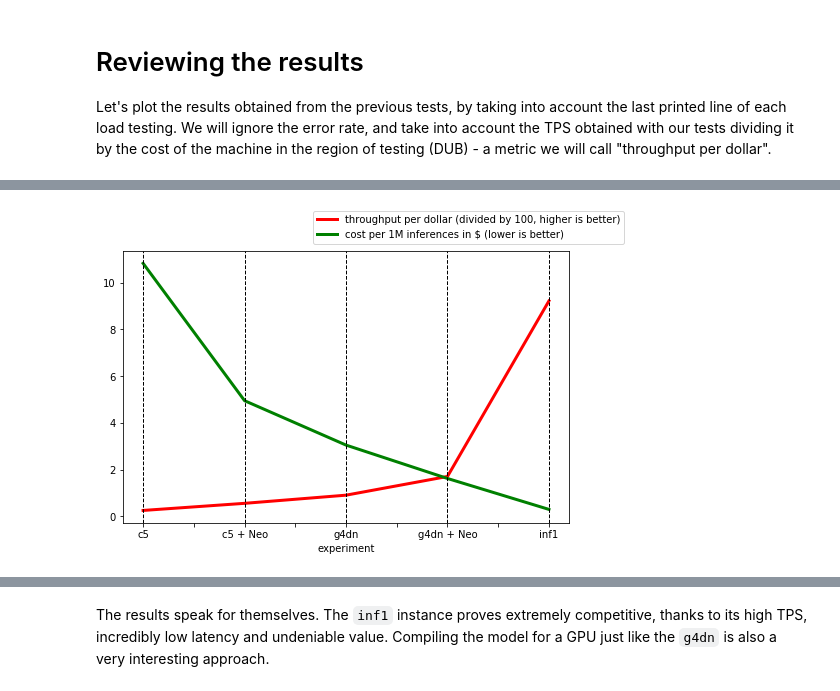
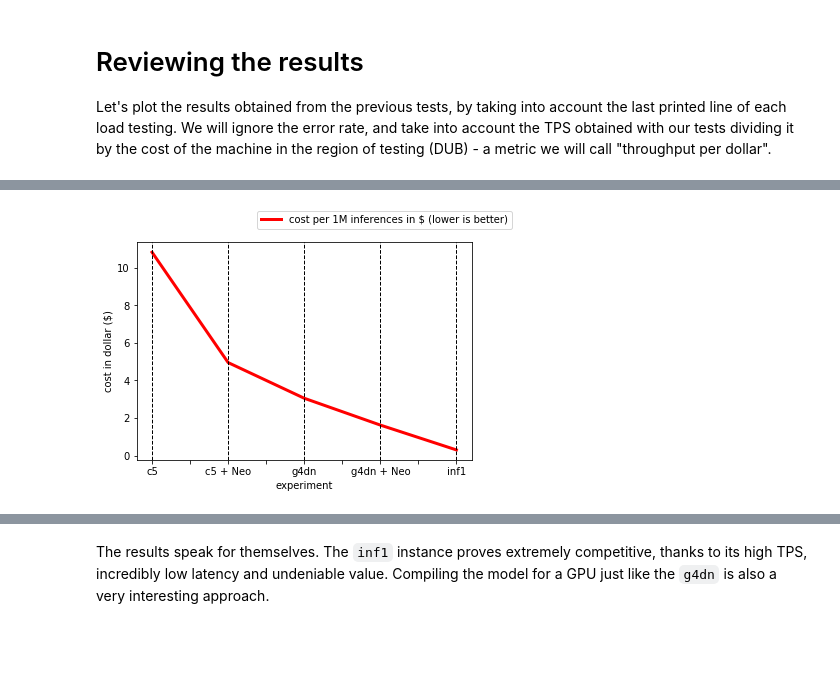
Before and after one commit to aws-samples/sagemaker-benchmarking-accelerators-pretrained-pytorch-resnet50, a Jupyter notebook: resnet50.ipynb, the cells around one changed output, grey strips where cells are left out. Drawn from its saved outputs; the diff is of its cells as text; code cells hidden in the pictures; blank space fills up the shorter version.

Commit message:
Updated plots and README

```diff
--- a/resnet50.ipynb
+++ b/resnet50.ipynb
@@ -391,3 +264,7 @@ inf1|304.300|4.90315|0.33
 df = pd.read_csv(data, sep='|')
 df['throughput per dollar (divided by 100, higher is better)'] = df['TPS']/df['cost/hour']/100 # Divide by 100 to normalize
 df['cost per 1M inferences in $ (lower is better)'] = (1000000/df['TPS'])/3600*df['cost/hour']
+df['number of inferences per dollar (higher is better)'] = df['TPS']*3600/df['cost/hour']
+df['transactions per hour'] = df['TPS']*3600
+
+df.head()
@@ -394,11 +278,11 @@ df['cost per 1M inferences in $ (lower is better)'] = (1000000/df['TPS'])/3600*d
 # %%
-ax = df.plot(x="experiment", y="throughput per dollar (divided by 100, higher is better)", legend=False, linewidth=3, color="red")
-df.plot(x="experiment", y="cost per 1M inferences in $ (lower is better)", ax=ax, legend=False, color="green", linewidth=3)
+ax = df.plot(x="experiment", y="cost per 1M inferences in $ (lower is better)", legend=False, linewidth=3, color="red", ylabel='cost in dollar ($)')
+# df.plot(x="experiment", y="number of inferences per dollar (higher is better)", ax=ax, legend=False, color="green", linewidth=3)
 for x in df.experiment:
     plt.axvline(x=x, ls='--', color='black', linewidth=1)
 ax.figure.legend()
 plt.rcParams["figure.figsize"] = (8,5)
-plt.savefig('cost-effective-inference.png', dpi=300, format='png')
+plt.savefig('./images/cost-1M-inferences.png', dpi=300, format='png')
 plt.show()
 # %% [output]
-[figure, old version]
+[figure, new version]
```
Also changed, not shown: parts of 27 cells of this notebook, 7 other files.
